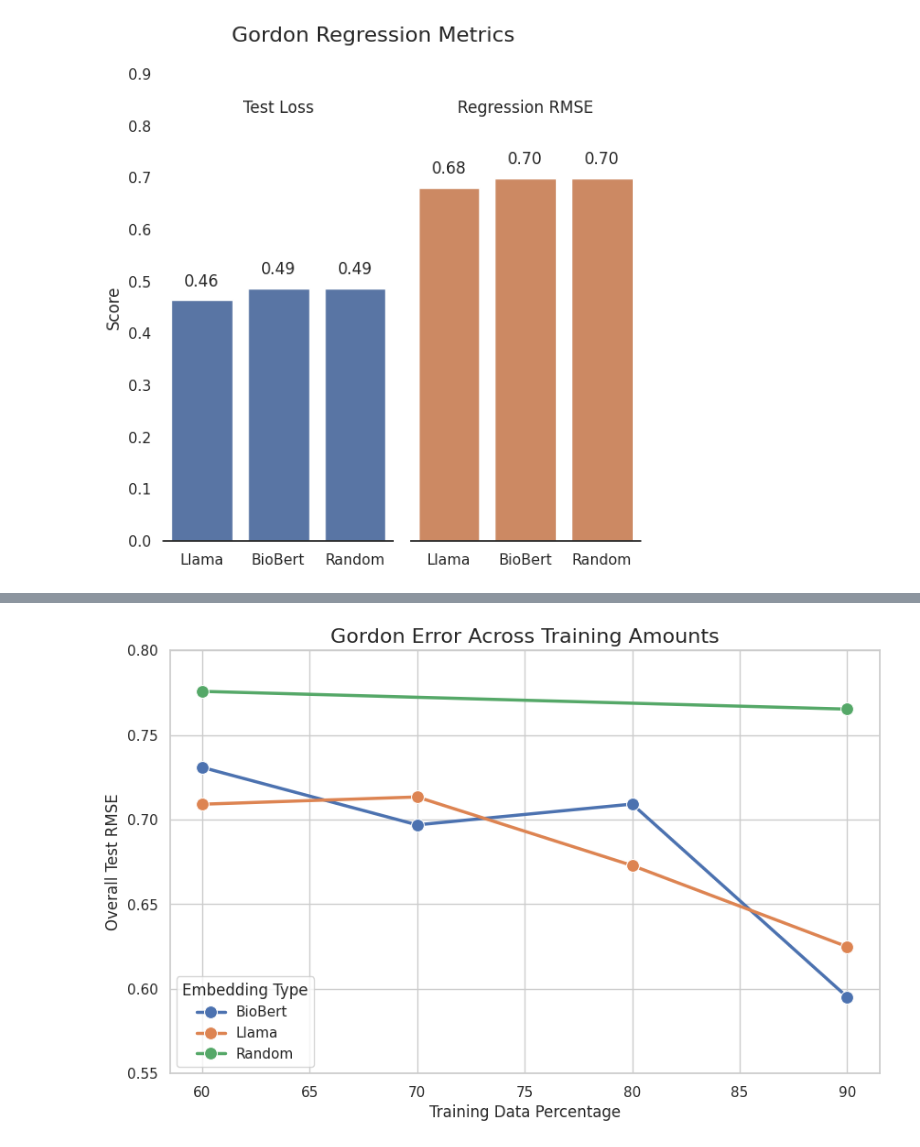
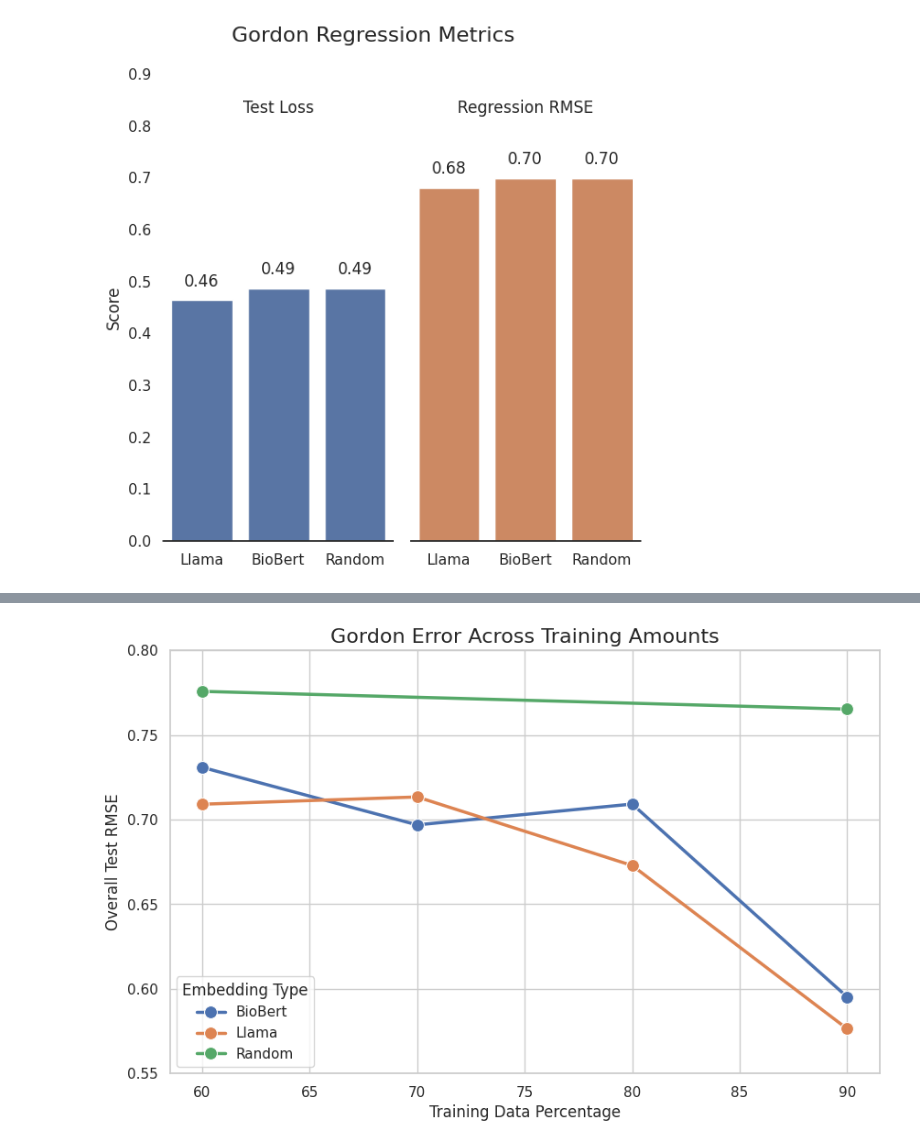
Before and after one commit to changbenjamin/gordon, a Jupyter notebook: plots.ipynb, the cells around one changed output, grey strips where cells are left out. Saved outputs shown, nothing was run; the diff lists cells and outputs as text; code cells hidden in the pictures.

```diff
--- a/plots.ipynb
+++ b/plots.ipynb
@@ -185,32 +185,32 @@ plt.show()
 # %%
 thresholds = [60, 70, 80, 90]
 bio_bert = [0.7309, 0.6969, 0.7092, 0.5952]
-llama = [0.7091, 0.7134, 0.6729, 0.6249]
+llama = [0.7091, 0.7134, 0.6729, 0.5764]
 random = [0.7758, None, None, 0.7653]
 
 # Convert to a pandas DataFrame
 df = pd.DataFrame({
     'Threshold': thresholds * 3,  # Repeat the thresholds for each embedding type
     'Accuracy': bio_bert + llama + random,  # Combine all the accuracy values
     'Embedding': ['BioBert'] * len(thresholds) + ['Llama'] * len(thresholds) + ['Random'] * len(thresholds)  # Add the labels
 })
 
 # Set the Seaborn style
 sns.set(style="whitegrid")
 
 # Create the plot
 plt.figure(figsize=(10, 6))
 sns.lineplot(data=df, x="Threshold", y="Accuracy", hue="Embedding", marker="o", linewidth=2.5, markersize=10)
 
 # Customize the plot
 plt.title("Gordon Error Across Training Amounts", fontsize=16)
 plt.xlabel("Training Data Percentage")
 plt.ylabel("Overall Test RMSE")
 plt.legend(title="Embedding Type")
 
 plt.ylim(top=0.8, bottom=0.55)
 
 plt.savefig('training_data_plot.png', dpi=300, bbox_inches='tight') # PNG, high DPI
 plt.show()
 # %% [output]
-[figure, old version]
+[figure, new version]
```
Also changed, not shown: parts of 1 cell of this notebook, 5 other files.
